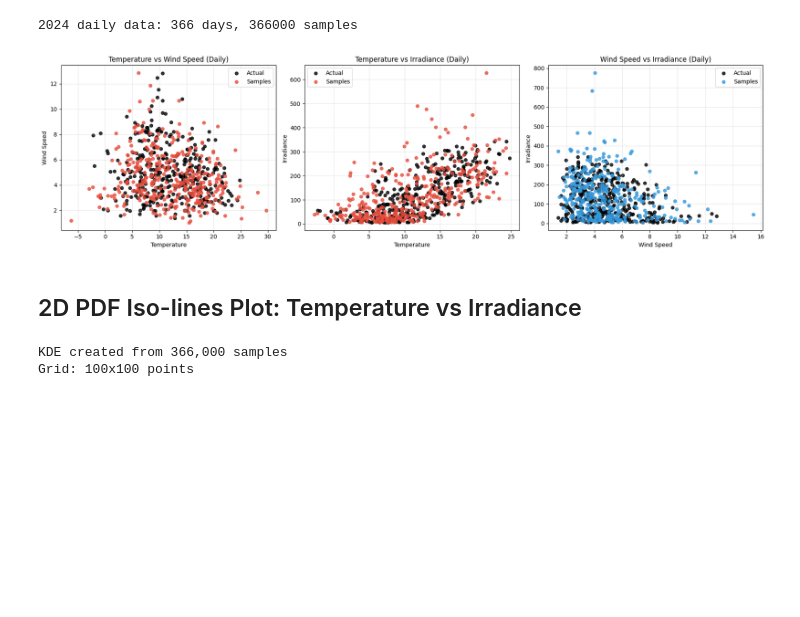
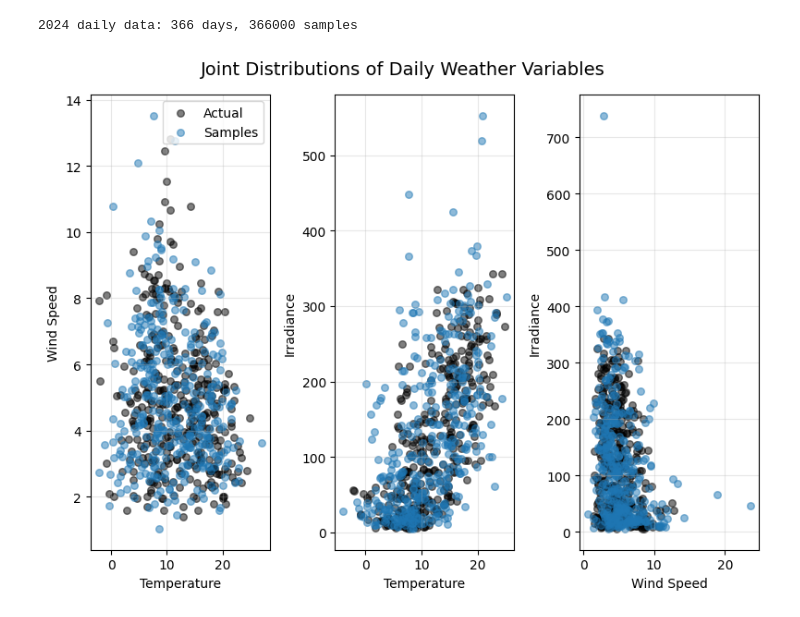
Before and after one commit to sitmo/cgmm, a Jupyter notebook: docs/examples/amsterdam_weather_analysis_knmi.ipynb, the cells around one changed output. Cells and saved outputs as stored; diff of their text form; code cells hidden in the pictures; blank space fills up the shorter version.

```diff
--- a/docs/examples/amsterdam_weather_analysis_knmi.ipynb
+++ b/docs/examples/amsterdam_weather_analysis_knmi.ipynb
@@ -114,7 +114,7 @@ print(f"Generated {samples.shape[1]} samples for {len(df_plot)} time points (Sep
 Generated 1000 samples for 168 time points (Sep 1-7, 2024)
 # %%
 # Plot hourly predictions
-fig, axes = plt.subplots(3, 1, figsize=(10, 8))
+fig, axes = plt.subplots(3, 1, figsize=(8, 6), sharex=True)
 variables = ['temp_c', 'wind_ms', 'ghi_wm2']
 titles = ['Temperature (°C)', 'Wind Speed (m/s)', 'Global Irradiance (W/m²)']
 var_colors = [colors['temp'], colors['wind'], colors['light']]
@@ -133,12 +133,14 @@ for i, (var, title, color) in enumerate(zip(variables, titles, var_colors)):
     ax.set_ylabel(title.split('(')[0].strip())
     ax.legend(loc='upper right')
     ax.grid(True, alpha=0.3)
+    ax.spines[['right', 'top']].set_visible(False)
 
     if i == 2:
         ax.set_xlabel('Date')
 
+plt.suptitle('Daily Weather Predictions', fontsize=14)
+
 plt.tight_layout()
 plt.savefig('gallery_images/weather_hourly.png', dpi=150, bbox_inches='tight')
-
 plt.show()
 # %% [output]
@@ -250,7 +202,7 @@ print(f"Daily samples: {samples_daily.shape[1]} samples for {len(daily_plot)} da
 Daily samples: 1000 samples for 731 days
 # %%
 # Plot daily predictions
-fig, axes = plt.subplots(3, 1, figsize=(10, 8))
+fig, axes = plt.subplots(3, 1, figsize=(8, 6), sharex=True)
 variables_daily = ['temp_c', 'wind_ms', 'ghi_wm2']
 titles_daily = ['Temperature (°C)', 'Wind Speed (m/s)', 'Global Irradiance (W/m²)']
 
@@ -268,10 +220,12 @@ for i, (var, title, color) in enumerate(zip(variables_daily, titles_daily, var_c
     ax.set_ylabel(title.split('(')[0].strip())
     ax.legend(loc='upper right')
     ax.grid(True, alpha=0.3)
+    ax.spines[['right', 'top']].set_visible(False)
+
 
     if i == 2:
         ax.set_xlabel('Date')
-
+plt.suptitle('Seasonal Weather Predictions', fontsize=14)
 plt.tight_layout()
 plt.savefig('gallery_images/weather_daily.png', dpi=150, bbox_inches='tight')
 plt.show()
@@ -300,69 +254,39 @@ print(f"2024 daily data: {len(daily_2024)} days, {samples_daily_flat.shape[0]} s
 2024 daily data: 366 days, 366000 samples
 # %%
 # Daily pairwise plots
-fig, axes = plt.subplots(1, 3, figsize=(18, 5))
+fig, axes = plt.subplots(1, 3, figsize=(8, 6))
 pairs_daily = [(0, 1), (0, 2), (1, 2)]
 pair_names_daily = [('Temperature', 'Wind Speed'), ('Temperature', 'Irradiance'), ('Wind Speed', 'Irradiance')]
 
-for i, ((i1, i2), (name1, name2), (color1, color2)) in enumerate(zip(pairs_daily, pair_names_daily, pair_colors)):
+for i, ((i1, i2), (name1, name2)) in enumerate(zip(pairs_daily, pair_names_daily)):
     ax = axes[i]
 
     # Actual data - use original units
     actual_temp = daily_2024['temp_c'].values
     actual_wind = daily_2024['wind_ms'].values
     actual_light = daily_2024['ghi_wm2'].values
     actual_data = np.column_stack([actual_temp, actual_wind, actual_light])
 
-    ax.scatter(actual_data[:, i1], actual_data[:, i2], alpha=0.8, s=30, c='black', label='Actual')
+    ax.scatter(actual_data[:, i1], actual_data[:, i2], alpha=0.5, s=30, c='black', label='Actual')
 
     # Random subsample to match actual data count
     n_actual_daily = len(actual_data)
     n_samples_daily_subset = min(len(samples_daily_flat), n_actual_daily)
     sample_indices_daily = np.random.choice(len(samples_daily_flat), n_samples_daily_subset, replace=False)
     samples_daily_subset = samples_daily_flat[sample_indices_daily]
 
-    ax.scatter(samples_daily_subset[:, i1], samples_daily_subset[:, i2], alpha=0.8, s=30, c=color1, label='Samples')
+    ax.scatter(samples_daily_subset[:, i1], samples_daily_subset[:, i2], alpha=0.5, s=30, c='C0', label='Samples')
 
     ax.set_xlabel(name1)
     ax.set_ylabel(name2)
-    ax.set_title(f'{name1} vs {name2} (Daily)')
-    ax.legend()
+    #ax.set_title(f'{name1} vs {name2} (Daily)')
+    if i==0:
+        ax.legend()
     ax.grid(True, alpha=0.3)
 
+plt.suptitle('Joint Distributions of Daily Weather Variables', fontsize=14)
 plt.tight_layout()
+plt.savefig('gallery_images/weather_joint.png', dpi=150, bbox_inches='tight')
 plt.show()
 # %% [output]
-[figure, old version]
+[figure, new version]
-# %% [markdown]
-## 2D PDF Iso-lines Plot: Temperature vs Irradiance
-# %%
-from scipy.stats import gaussian_kde
-
-# Extract temperature and irradiance from samples (already in original units)
-temp_samples = samples_daily_flat[:, 0]  # Temperature
-irrad_samples = samples_daily_flat[:, 2]  # Irradiance
-
-# Create KDE from samples
-kde_data = np.column_stack([temp_samples, irrad_samples])
-kde = gaussian_kde(kde_data.T)
-
-# Create 2D grid
-temp_min, temp_max = daily_2024['temp_c'].min(), daily_2024['temp_c'].max()
-irrad_min, irrad_max = daily_2024['ghi_wm2'].min(), daily_2024['ghi_wm2'].max()
-
-temp_min, temp_max = -5, 25
-irrad_min, irrad_max = 0, 400
-
-temp_range = np.linspace(temp_min, temp_max, 100)
-irrad_range = np.linspace(irrad_min, irrad_max, 100)
-T_grid, I_grid = np.meshgrid(temp_range, irrad_range)
-
-# Evaluate KDE on grid
-grid_points = np.column_stack([T_grid.ravel(), I_grid.ravel()])
-pdf_values = kde(grid_points.T).reshape(T_grid.shape)
-
-print(f"KDE created from {len(samples_daily_flat):,} samples")
-print(f"Grid: {T_grid.shape[0]}x{T_grid.shape[1]} points")
-# %% [output]
-KDE created from 366,000 samples
-Grid: 100x100 points
```
Also changed, not shown: parts of 9 cells of this notebook, 17 other files.
